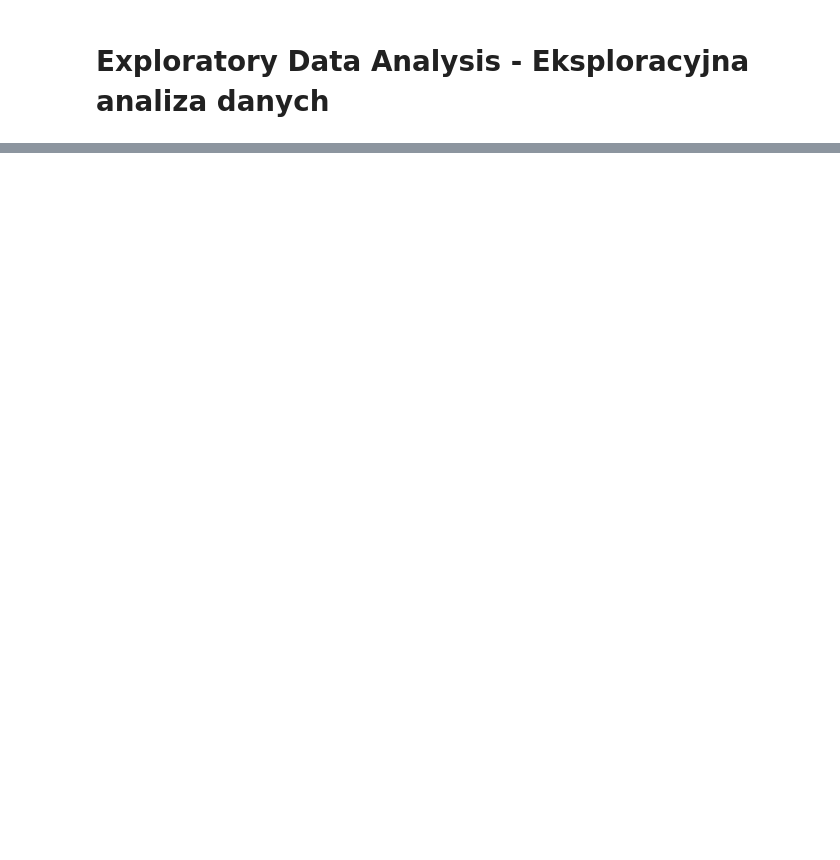
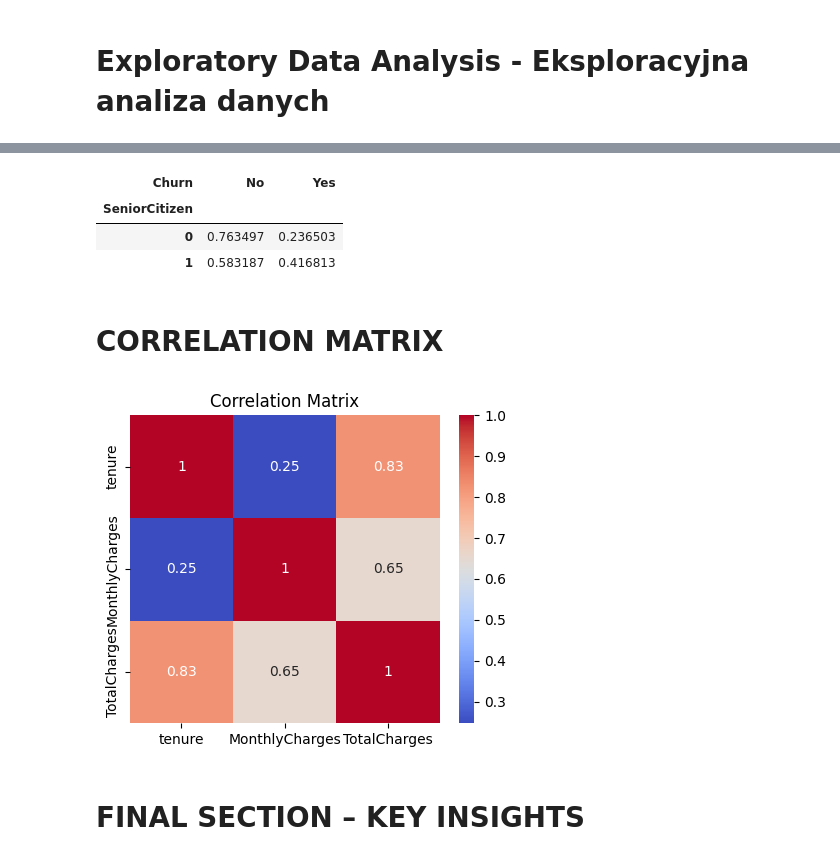
Before and after one commit to MckGr/Churn-prediction-app, a Jupyter notebook: notebooks/01_eda.ipynb, the cells around one changed output, grey strips where cells are left out. Saved outputs shown, nothing was run; the diff lists cells and outputs as text; code cells hidden in the pictures; blank space fills up the shorter version.

```diff
--- a/notebooks/01_eda.ipynb
+++ b/notebooks/01_eda.ipynb
@@ -126,0 +216,20 @@ plt.show()
+# %%
+pd.crosstab(df["SeniorCitizen"], df["Churn"], normalize="index")
+# %% [output]
+| Churn | No | Yes |
+| SeniorCitizen |  |  |
+| 0 | 0.763497 | 0.236503 |
+| 1 | 0.583187 | 0.416813 |
+# %% [markdown]
+# CORRELATION MATRIX
+# %%
+corr = df[num_cols].corr()
+
+plt.figure(figsize=(5,4))
+sns.heatmap(corr, annot=True, cmap="coolwarm")
+plt.title("Correlation Matrix")
+plt.show()
+# %% [output]
+[figure, added]
+# %% [markdown]
+# FINAL SECTION – KEY INSIGHTS
```
Also changed, not shown: parts of 48 cells of this notebook, 1 other file.
